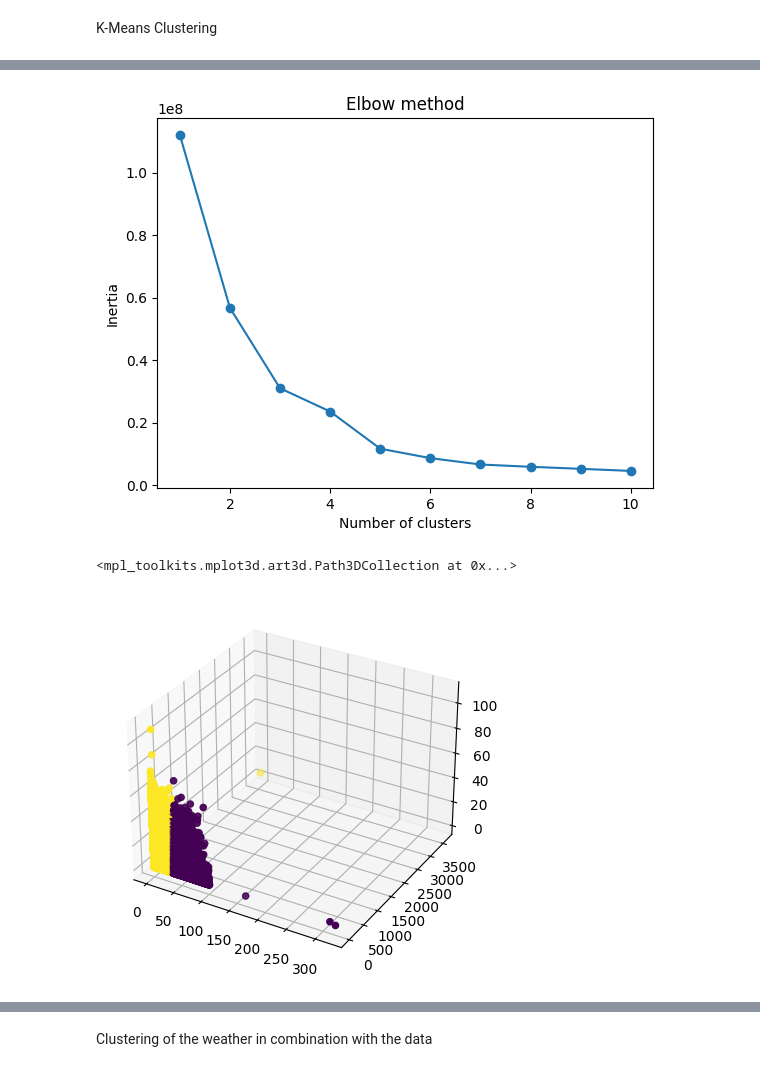
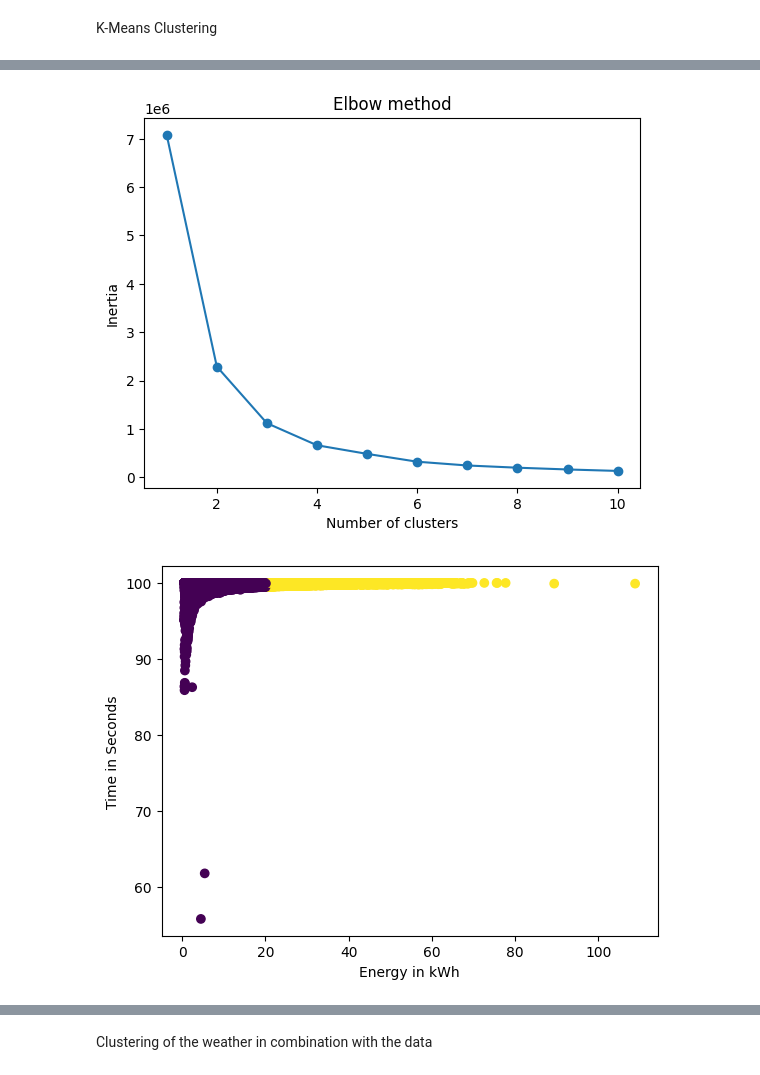
Before and after one commit to Vigro08/AA-Team-Assignment, a Jupyter notebook: Tasks/03_Clustering.ipynb, the cells around one changed output, grey strips where cells are left out. Cells and saved outputs as stored; diff of their text form; code cells hidden in the pictures.

Commit message:
added labels and fixes, clustering

```diff
--- a/Tasks/03_Clustering.ipynb
+++ b/Tasks/03_Clustering.ipynb
@@ -77,6 +77,8 @@ for i in range(time_ncharged.size):
 time_sec_not_charged[time_sec_not_charged < 0]  = 0
 
 perc_charged = (time_sec / (time_sec_not_charged + time_sec)) * 100
+
+perc_charged[perc_charged > 100] = 100
 
 # registered user
 reg_user = input_data["userID"]
@@ -183,30 +187,32 @@ plt.show()
 # %%
-# Clustering including the energy and if it was fully charged or not
-data = list(zip(KWh, time_perc, perc_charged))
+# Clustering including the energy and if it was fully charged or not, did different tries with combination of (KWh, perc_charged, time_perc) -> did not find useful graphic
+data = list(zip(KWh, perc_charged))
 inertias = []
 
 for i in range(1,11):
     kmeans = KMeans(n_clusters=i)
     kmeans.fit(data)
     inertias.append(kmeans.inertia_)
 
 plt.plot(range(1,11), inertias, marker='o')
 plt.title('Elbow method')
 plt.xlabel('Number of clusters')
 plt.ylabel('Inertia')
 plt.show()
 
 kmeans = KMeans(n_clusters=2)
 kmeans.fit(data)
 inertias.append(kmeans.inertia_)
 
-ax = plt.axes(projection='3d')
+plt.scatter(KWh, perc_charged, c=kmeans.labels_)
+plt.show()
+
+#ax = plt.axes(projection='3d')
 
 # time_perc is the time used in percent
-ax.scatter3D(KWh, time_perc, time_perc,c=kmeans.labels_)
+#ax.scatter3D(time_perc, time_perc, KWh,c=kmeans.labels_)
 # %% [output]
-[figure, old version]
+[figure, new version]
-<mpl_toolkits.mplot3d.art3d.Path3DCollection at 0x...>
-[figure, old version]
+[figure, new version]
 # %%
 # Clustering of the user defined data to see if the same phenomenome happens as with the official data with the same 2 datapoints, time and energy
```
Also changed, not shown: parts of 4 cells of this notebook.
